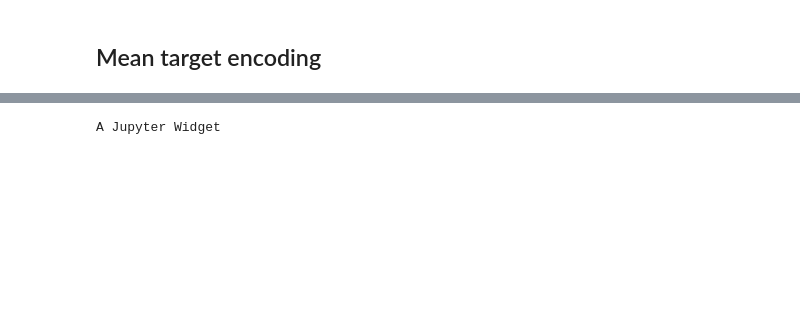
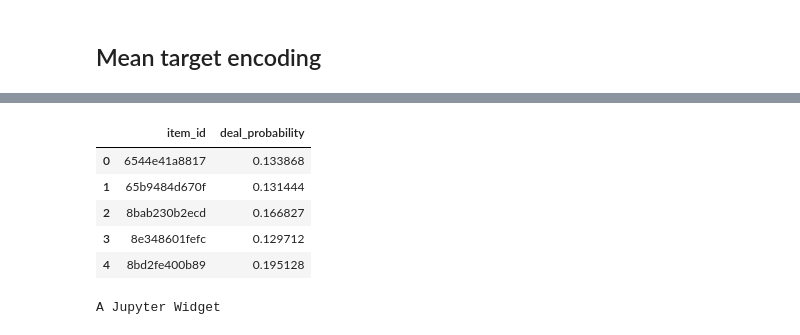
Before and after one commit to eriott/ml-trainings, a Jupyter notebook: Avito Demand Prediction/cat-features-tuning-xgboost.ipynb, the cells around one changed output, grey strips where cells are left out. Cells and saved outputs as stored; diff of their text form; code cells hidden in the pictures; blank space fills up the shorter version.

```diff
--- a/Avito Demand Prediction/cat-features-tuning-xgboost.ipynb
+++ b/Avito Demand Prediction/cat-features-tuning-xgboost.ipynb
@@ -379,0 +503,4 @@ train.head()
+# %%
+gbm = xgb.XGBRegressor(n_estimators=100, learning_rate=0.01, gamma=0, subsample=0.75,
+                           colsample_bytree=1, max_depth=10, silent=False, n_jobs=-1,
+                       nthread = 8, objective='reg:logistic', eval_metric='rmse', seed=42)
@@ -379,0 +515,2 @@ train.head()
+# %%
+train_submission, test_submission = mean_target_enc(X, y, X_test, categorical_features_indices,skf)
@@ -379,0 +521,3 @@ train.head()
+# %%
+gbm.fit(train_submission, y)
+predictions = gbm.predict(test_submission)
@@ -379,0 +534,12 @@ train.head()
+# %%
+submission = pd.DataFrame(columns=['item_id', 'deal_probability'])
+submission['item_id'] = test['item_id']
+submission['deal_probability'] = predictions
+submission.head()
+# %% [output]
+|  | item_id | deal_probability |
+| 0 | 6544e41a8817 | 0.133868 |
+| 1 | 65b9484d670f | 0.131444 |
+| 2 | 8bab230b2ecd | 0.166827 |
+| 3 | 8e348601fefc | 0.129712 |
+| 4 | 8bd2fe400b89 | 0.195128 |
```
Also changed, not shown: parts of 30 cells of this notebook.
